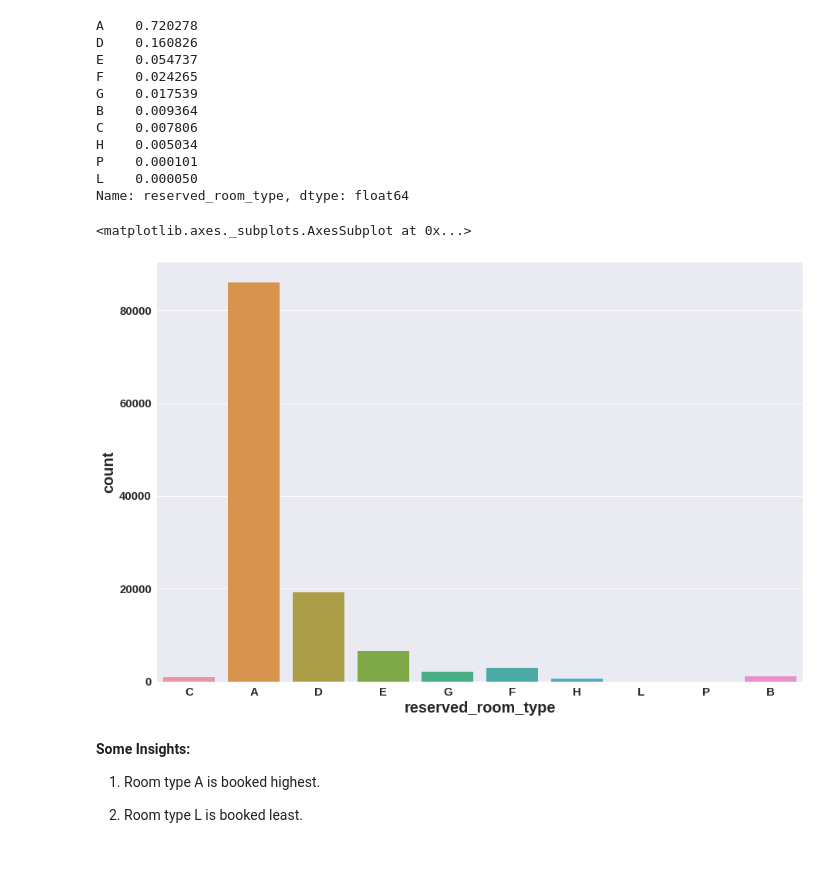
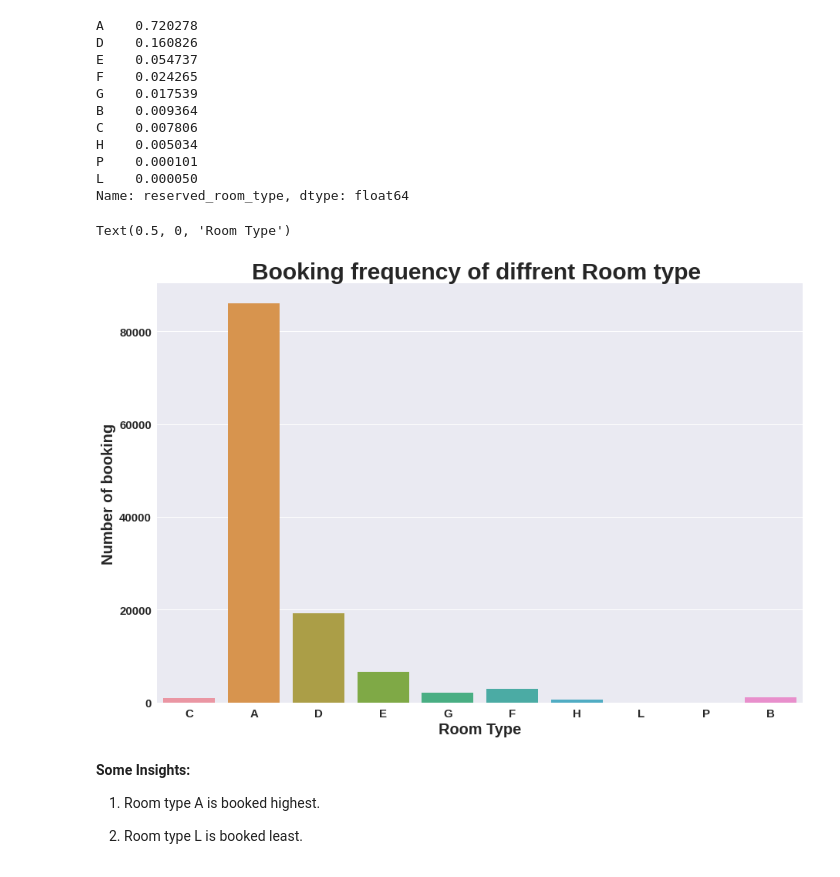
Before and after one commit to Samarjeet-singh-chhabra/EDA-Hotel-Booking-Analysis, a Jupyter notebook: Hotel_Booking_Analysis_Samarjeet_Singh_Chhabra.ipynb, the cells around one changed output. Saved outputs shown, nothing was run; the diff lists cells and outputs as text; code cells hidden in the pictures.

```diff
--- a/Hotel_Booking_Analysis_Samarjeet_Singh_Chhabra.ipynb
+++ b/Hotel_Booking_Analysis_Samarjeet_Singh_Chhabra.ipynb
@@ -435,14 +435,17 @@ Name: reserved_room_type, dtype: float64
 # %%
 # Plotting the graph
 
 # Setting the figure size
 plt.figure(figsize=(15,10))
 
 # Plotting the graph
 sns.countplot(x=hotels_df_copy['reserved_room_type'])
+plt.title('Booking frequency of diffrent Room type ')
+plt.ylabel('Number of booking')
+plt.xlabel('Room Type')
 # %% [output]
-<matplotlib.axes._subplots.AxesSubplot at 0x...>
+Text(0.5, 0, 'Room Type')
-[figure, old version]
+[figure, new version]
 # %% [markdown]
 **Some Insights:**
 
```
Also changed, not shown: parts of 3 cells of this notebook.
